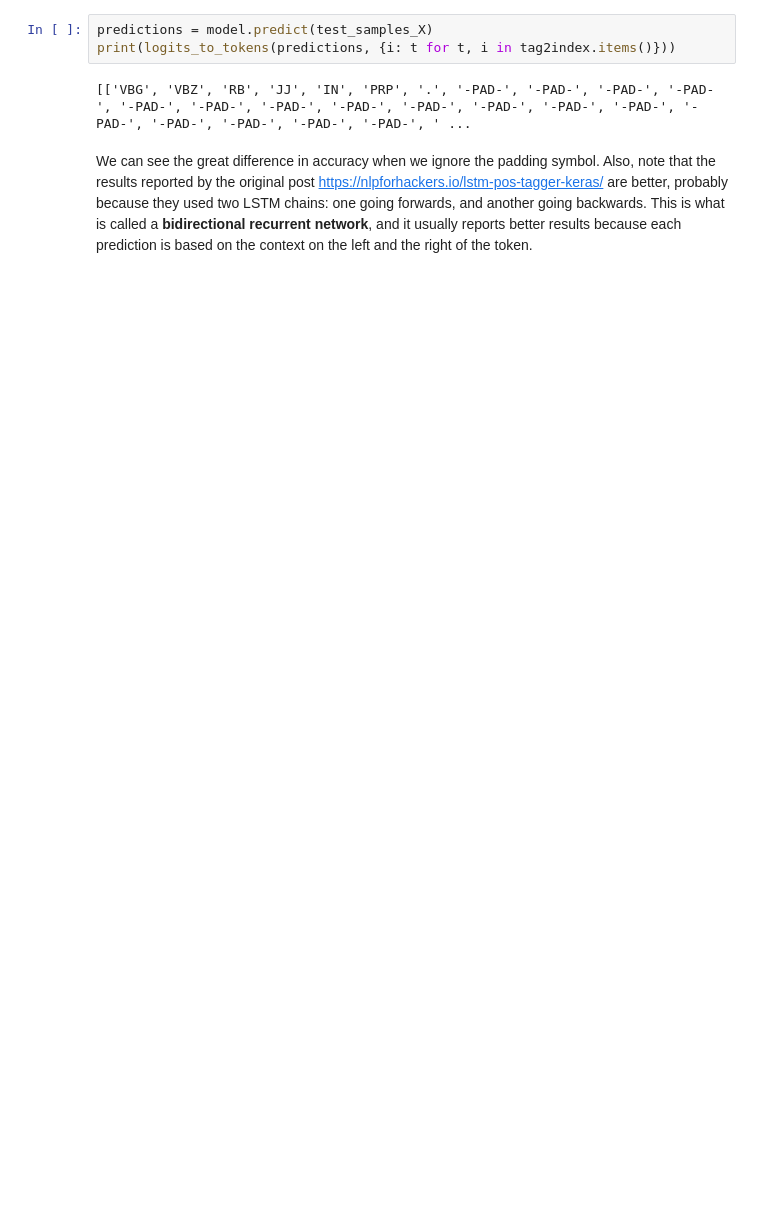
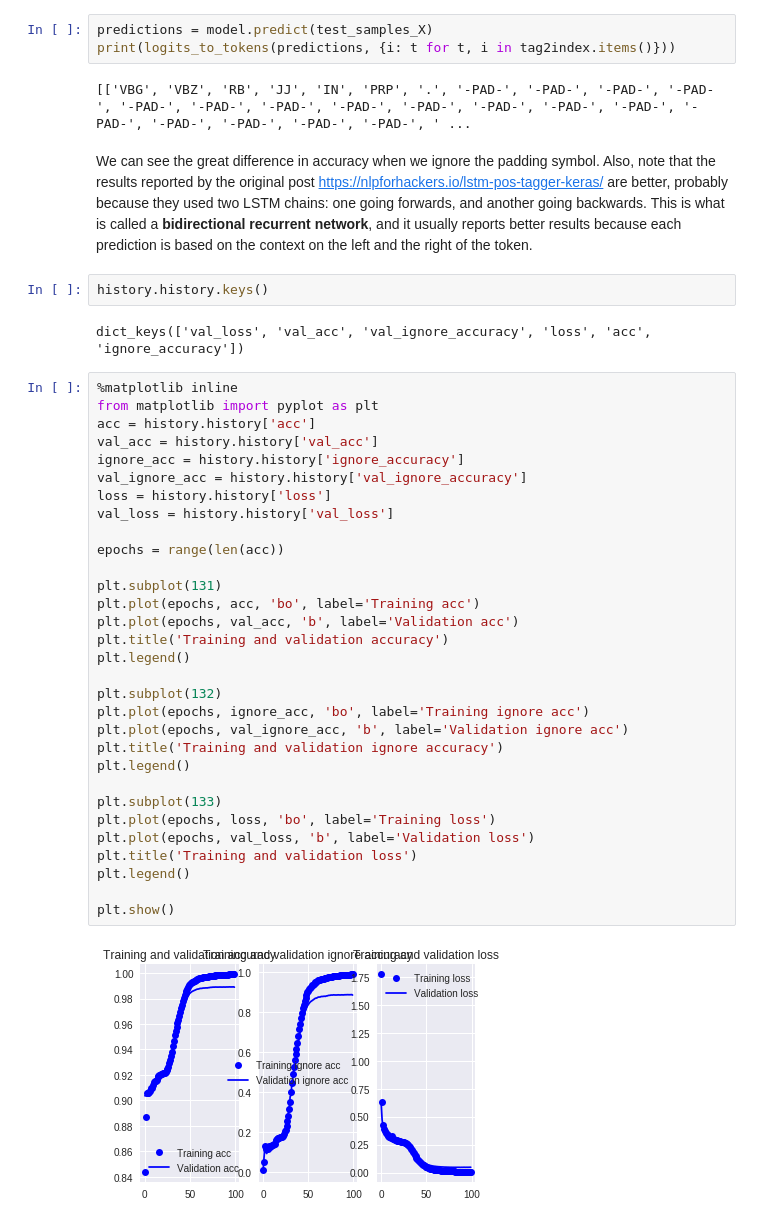
Before and after one commit to dmollaaliod/comp348-2019, a Jupyter notebook: lectures/W05L1-3-Tagging.ipynb, the cells around one changed output. Cells and saved outputs as stored; diff of their text form; blank space fills up the shorter version.

```diff
--- a/lectures/W05L1-3-Tagging.ipynb
+++ b/lectures/W05L1-3-Tagging.ipynb
@@ -414,3 +416,40 @@ print(logits_to_tokens(predictions, {i: t for t, i in tag2index.items()}))
 [['VBG', 'VBZ', 'RB', 'JJ', 'IN', 'PRP', '.', '-PAD-', '-PAD-', '-PAD-', '-PAD-', '-PAD-', '-PAD-', '-PAD-', '-PAD-', '-PAD-', '-PAD-', '-PAD-', '-PAD-', '-PAD-', '-PAD-', '-PAD-', '-PAD-', '-PAD-', ' ...
 # %% [markdown]
 We can see the great difference in accuracy when we ignore the padding symbol. Also, note that the results reported by the original post https://nlpforhackers.io/lstm-pos-tagger-keras/ are better, probably because they used two LSTM chains: one going forwards, and another going backwards. This is what is called a **bidirectional recurrent network**, and it usually reports better results because each prediction is based on the context on the left and the right of the token.
+# %%
+history.history.keys()
+# %% [output]
+dict_keys(['val_loss', 'val_acc', 'val_ignore_accuracy', 'loss', 'acc', 'ignore_accuracy'])
+# %%
+%matplotlib inline
+from matplotlib import pyplot as plt
+acc = history.history['acc']
+val_acc = history.history['val_acc']
+ignore_acc = history.history['ignore_accuracy']
+val_ignore_acc = history.history['val_ignore_accuracy']
+loss = history.history['loss']
+val_loss = history.history['val_loss']
+
+epochs = range(len(acc))
+
+plt.subplot(131)
+plt.plot(epochs, acc, 'bo', label='Training acc')
+plt.plot(epochs, val_acc, 'b', label='Validation acc')
+plt.title('Training and validation accuracy')
+plt.legend()
+
+plt.subplot(132)
+plt.plot(epochs, ignore_acc, 'bo', label='Training ignore acc')
+plt.plot(epochs, val_ignore_acc, 'b', label='Validation ignore acc')
+plt.title('Training and validation ignore accuracy')
+plt.legend()
+
+plt.subplot(133)
+plt.plot(epochs, loss, 'bo', label='Training loss')
+plt.plot(epochs, val_loss, 'b', label='Validation loss')
+plt.title('Training and validation loss')
+plt.legend()
+
+plt.show()
+# %% [output]
+[figure, added]
```
Also changed, not shown: parts of 11 cells of this notebook.
